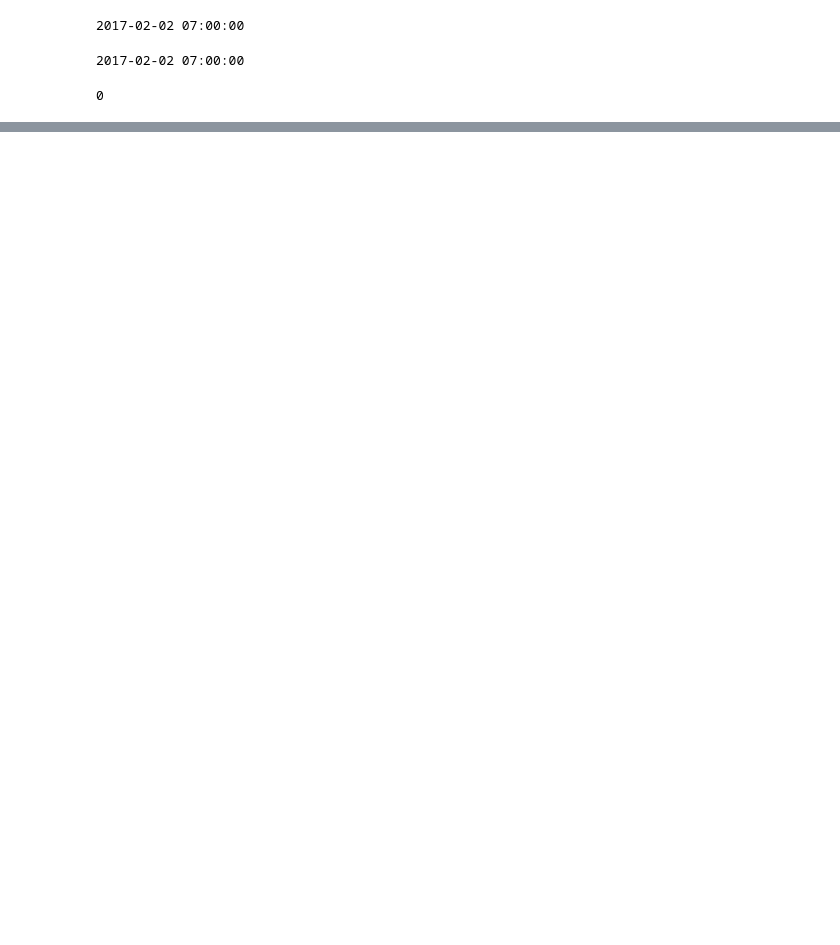
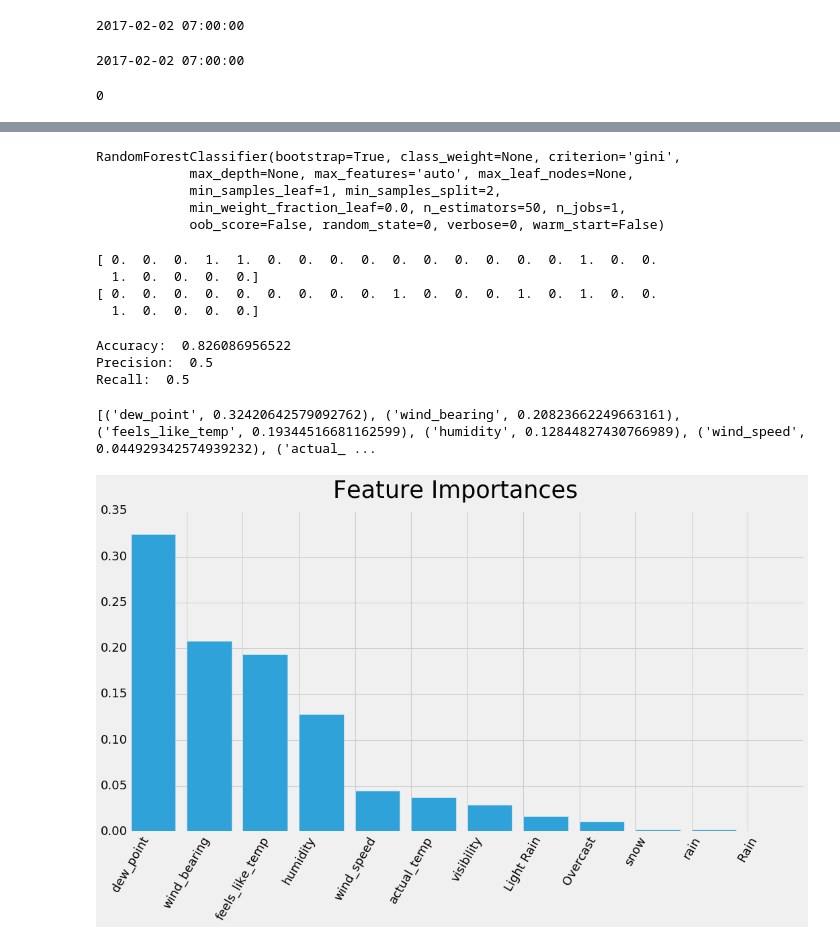
Before and after one commit to THEdavehogue/punxsutawney_phil_predictor, a Jupyter notebook: groundhog_eda.ipynb, the cells around one changed output, grey strips where cells are left out. Saved outputs shown, nothing was run; the diff lists cells and outputs as text; code cells hidden in the pictures; blank space fills up the shorter version.

Commit message:
build models, engineer features, plot feature importances

```diff
--- a/groundhog_eda.ipynb
+++ b/groundhog_eda.ipynb
@@ -119,0 +243,41 @@ df
+# %%
+# df = pd.read_pickle('data/groundhog_daily_scrubbed.pkl')
+df = pd.read_pickle('data/groundhog_hourly_scrubbed.pkl')
+df = df.drop(['Mostly Cloudy', 'Clear', 'Partly Cloudy', 'Flurries', 'Light Snow', \
+              'Foggy', 'Snow'], axis=1)
+
+y = df.pop('prediction').values
+X = df.values
+X_train, X_test, y_train, y_test = train_test_split(X, y, test_size=0.3, stratify=y, random_state=42)
+# %%
+model = RandomForestClassifier(n_estimators=50, random_state=0)
+model.fit(X_train, y_train)
+# %% [output]
+RandomForestClassifier(bootstrap=True, class_weight=None, criterion='gini',
+            max_depth=None, max_features='auto', max_leaf_nodes=None,
+            min_samples_leaf=1, min_samples_split=2,
+            min_weight_fraction_leaf=0.0, n_estimators=50, n_jobs=1,
+            oob_score=False, random_state=0, verbose=0, warm_start=False)
+# %%
+y_pred = model.predict(X_test)
+print y_test
+print y_pred
+# %% [output]
+[ 0.  0.  0.  1.  1.  0.  0.  0.  0.  0.  0.  0.  0.  0.  0.  1.  0.  0.
+  1.  0.  0.  0.  0.]
+[ 0.  0.  0.  0.  0.  0.  0.  0.  0.  1.  0.  0.  0.  1.  0.  1.  0.  0.
+  1.  0.  0.  0.  0.]
+# %%
+print "Accuracy: ", accuracy_score(y_test, y_pred)
+print "Precision: ", precision_score(y_test, y_pred)
+print "Recall: ", recall_score(y_test, y_pred)
+# %% [output]
+Accuracy:  0.826086956522
+Precision:  0.5
+Recall:  0.5
+# %%
+importance_lst = zip(df.columns, model.feature_importances_)
+importance_lst.sort(key=lambda x: x[1])
+print importance_lst[::-1]
+# %% [output]
+[('dew_point', 0.32420642579092762), ('wind_bearing', 0.20823662249663161), ('feels_like_temp', 0.19344516681162599), ('humidity', 0.12844827430766989), ('wind_speed', 0.044929342574939232), ('actual_ ...
@@ -119,0 +287,15 @@ df
+# %%
+plt.style.use('fivethirtyeight')
+labels = [tup[0] for tup in importance_lst[::-1]]
+importances = [tup[1] for tup in importance_lst[::-1]]
+fig = plt.figure(figsize=(16, 8))
+fig.suptitle('Feature Importances', fontsize=35)
+ax = fig.add_subplot(111)
+ax.bar(range(len(importances)), importances, color='#30a2da')
+ax.set_xlabels=labels
+plt.xticks(range(len(importances)), labels, rotation=60, fontsize=18)
+plt.yticks(fontsize=18)
+plt.savefig('img/feature_importance.png')
+plt.show()
+# %% [output]
+[figure, added]
```
Also changed, not shown: parts of 20 cells of this notebook, 9 other files.
